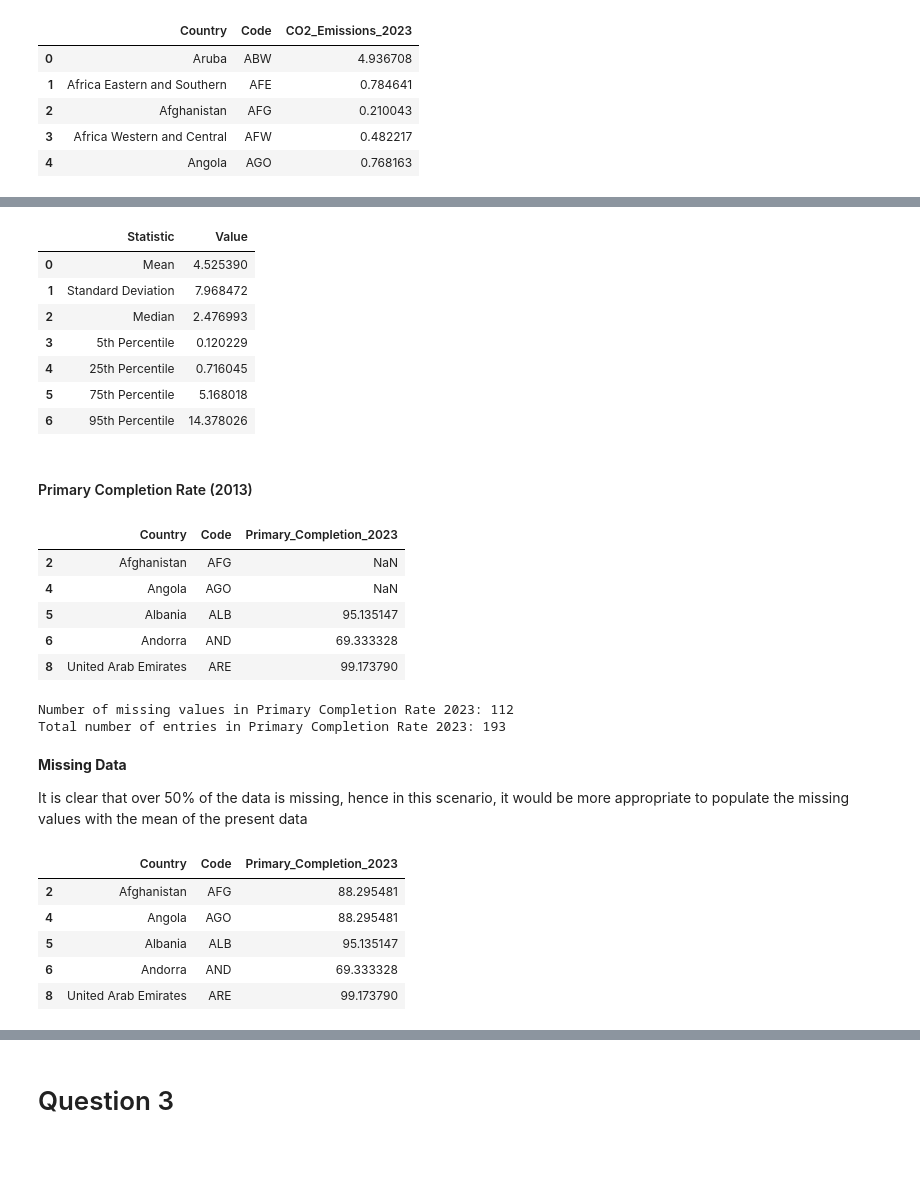
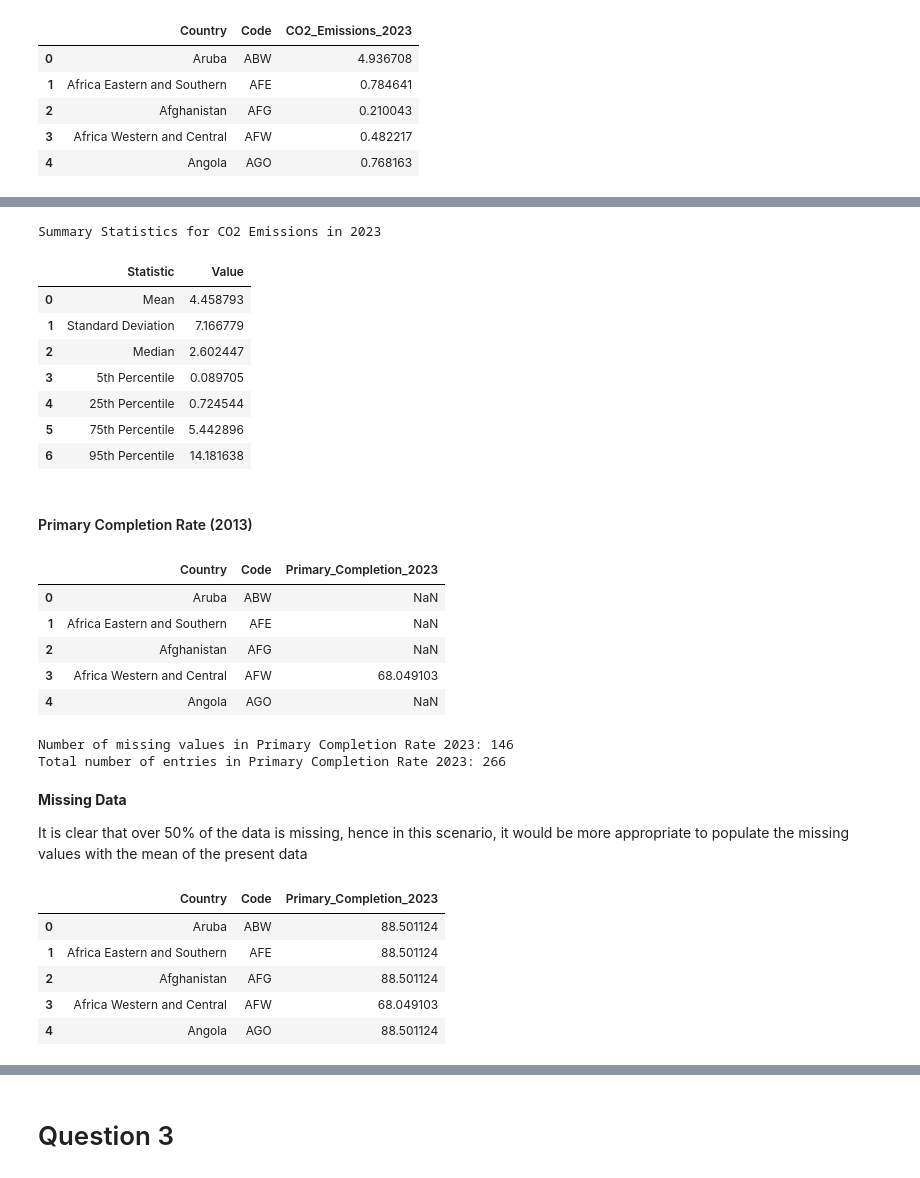
Before and after one commit to Mitch-json/Data-Inference-and-Applied-Machine-Leaning, a Jupyter notebook: Data Analysis and Visualization/Data Analysis and Visualization.ipynb, the cells around one changed output, grey strips where cells are left out. Saved outputs shown, nothing was run; the diff lists cells and outputs as text; code cells hidden in the pictures.

```diff
--- a/Data Analysis and Visualization/Data Analysis and Visualization.ipynb
+++ b/Data Analysis and Visualization/Data Analysis and Visualization.ipynb
@@ -261,36 +191,38 @@ summary_dict = {
     ]
 }
 
-# Create the pandas DataFrame
+# Create the pandas DataFrame with the summary statistics dictionary
 summary_df = pd.DataFrame(summary_dict)
+
+print("Summary Statistics for CO2 Emissions in 2023")
 summary_df.head(7)
 # %% [output]
+Summary Statistics for CO2 Emissions in 2023
 |  | Statistic | Value |
-| 0 | Mean | 4.525390 |
-| 1 | Standard Deviation | 7.968472 |
-| 2 | Median | 2.476993 |
-| 3 | 5th Percentile | 0.120229 |
-| 4 | 25th Percentile | 0.716045 |
-| 5 | 75th Percentile | 5.168018 |
-| 6 | 95th Percentile | 14.378026 |
+| 0 | Mean | 4.458793 |
+| 1 | Standard Deviation | 7.166779 |
+| 2 | Median | 2.602447 |
+| 3 | 5th Percentile | 0.089705 |
+| 4 | 25th Percentile | 0.724544 |
+| 5 | 75th Percentile | 5.442896 |
+| 6 | 95th Percentile | 14.181638 |
 # %% [markdown]
 #### Primary Completion Rate (2013)
 # %%
 primary_completion = pd.read_csv('./Data-Files/Primary_completion_rate.csv')
 
 PC_2023 = primary_completion[['Country Name', 'Country Code', '2023']]
 PC_2023.columns = ['Country', 'Code', 'Primary_Completion_2023']  # Rename columns
 
-#drop the rows which are not countries
-PC_2023 = PC_2023.drop(PC_2023[PC_2023['Country'].isin(country_names_to_drop)].index)
+
 PC_2023.head()
 # %% [output]
 |  | Country | Code | Primary_Completion_2023 |
+| 0 | Aruba | ABW | NaN |
+| 1 | Africa Eastern and Southern | AFE | NaN |
 | 2 | Afghanistan | AFG | NaN |
+| 3 | Africa Western and Central | AFW | 68.049103 |
 | 4 | Angola | AGO | NaN |
-| 5 | Albania | ALB | 95.135147 |
-| 6 | Andorra | AND | 69.333328 |
-| 8 | United Arab Emirates | ARE | 99.173790 |
 # %%
 NAN_count = PC_2023['Primary_Completion_2023'].isna().sum() #Countine the number of missing values
 dataset_size = PC_2023['Primary_Completion_2023'].size
@@ -298,22 +230,23 @@ dataset_size = PC_2023['Primary_Completion_2023'].size
 print(f"Number of missing values in Primary Completion Rate 2023: {NAN_count}")
 print(f"Total number of entries in Primary Completion Rate 2023: {dataset_size}")
 # %% [output]
-Number of missing values in Primary Completion Rate 2023: 112
-Total number of entries in Primary Completion Rate 2023: 193
+Number of missing values in Primary Completion Rate 2023: 146
+Total number of entries in Primary Completion Rate 2023: 266
 # %% [markdown]
 **Missing Data**
 
 It is clear that over 50% of the data is missing, hence in this scenario, it would be more appropriate to populate the missing values with the mean of the present data
 # %%
+#Calculate the mean Primary Completion Rate for each country, ignoring NaN values and then fill NaN values with the calculated mean
 PC_2023.loc[:, 'Primary_Completion_2023'] = PC_2023['Primary_Completion_2023'].fillna(PC_2023['Primary_Completion_2023'].mean())
 PC_2023.head()
 # %% [output]
 |  | Country | Code | Primary_Completion_2023 |
-| 2 | Afghanistan | AFG | 88.295481 |
-| 4 | Angola | AGO | 88.295481 |
-| 5 | Albania | ALB | 95.135147 |
-| 6 | Andorra | AND | 69.333328 |
-| 8 | United Arab Emirates | ARE | 99.173790 |
+| 0 | Aruba | ABW | 88.501124 |
+| 1 | Africa Eastern and Southern | AFE | 88.501124 |
+| 2 | Afghanistan | AFG | 88.501124 |
+| 3 | Africa Western and Central | AFW | 68.049103 |
+| 4 | Angola | AGO | 88.501124 |
 # %%
 mean_PC = PC_2023['Primary_Completion_2023'].mean() #Calculate the mean of the Primary Completion Rate data
 std_PC = PC_2023['Primary_Completion_2023'].std()  #Calculate the standard deviation of the Primary Completion Rate data
```
Also changed, not shown: parts of 28 cells of this notebook, 2 other files.
